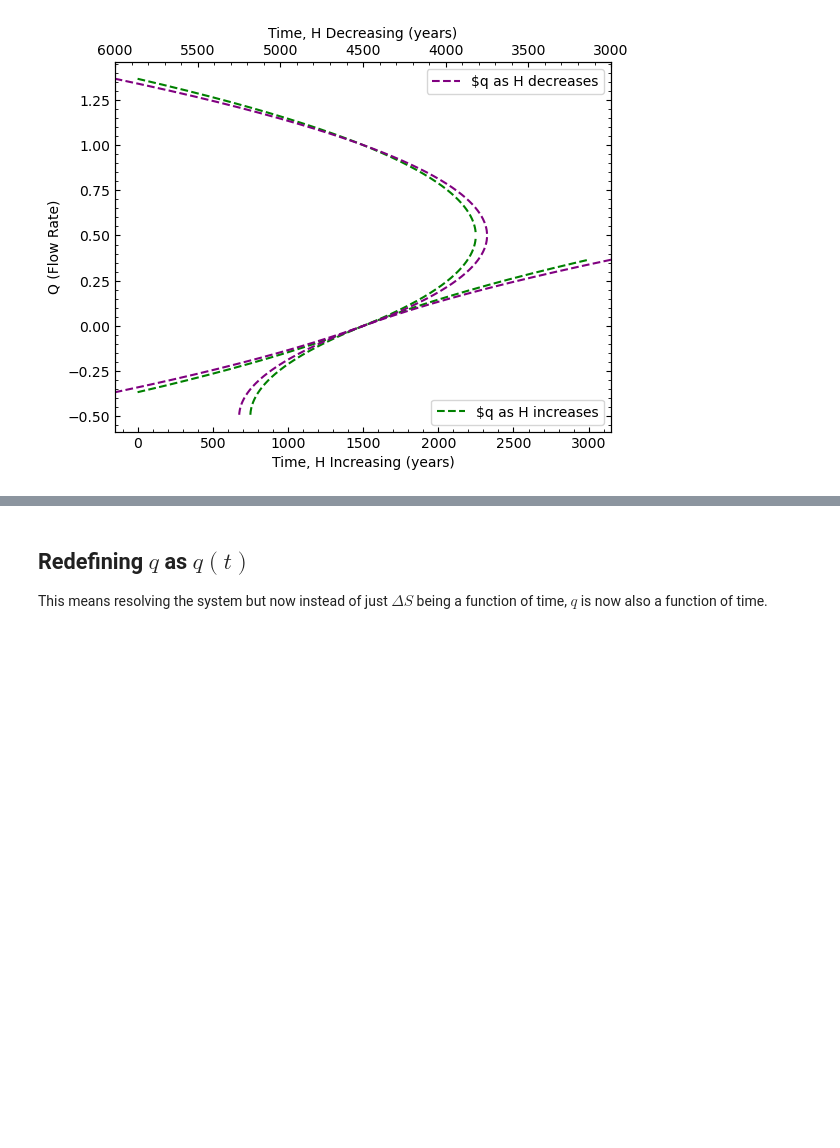
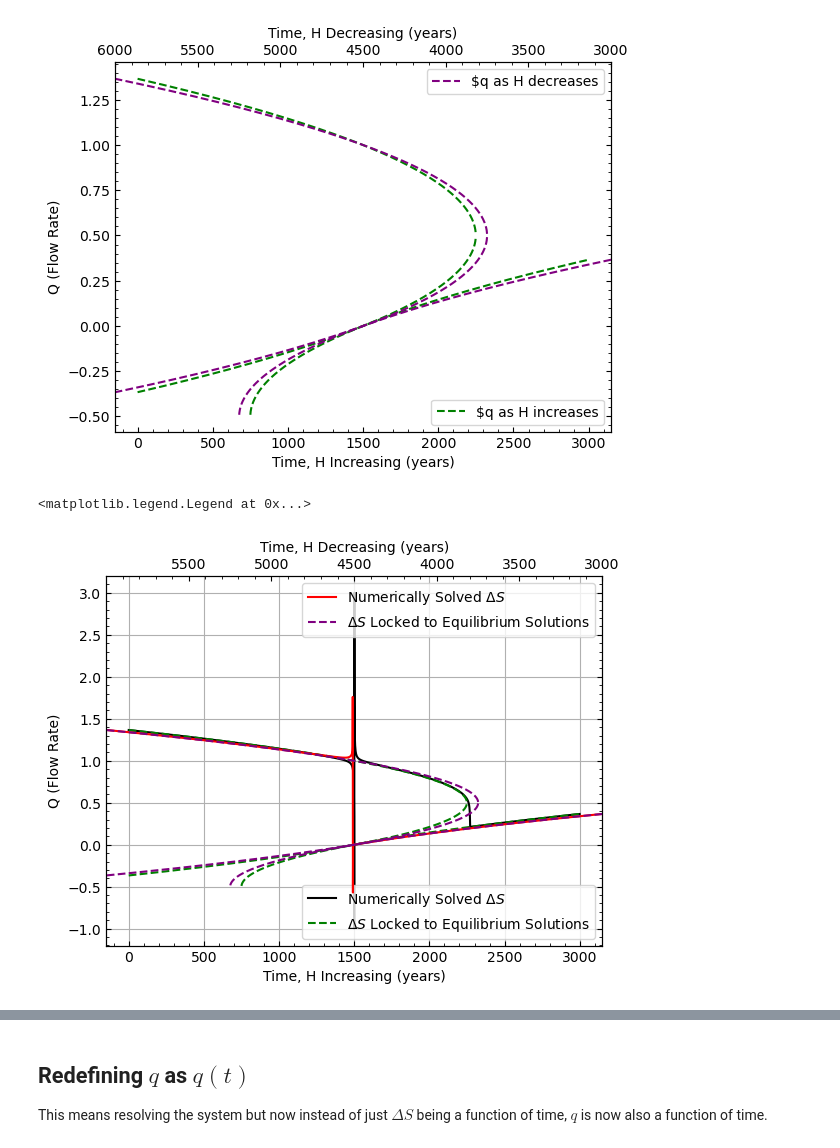
Before and after one commit to nsfuss/AMOC-Senior-Project, a Jupyter notebook: QvsT Modeling.ipynb, the cells around one changed output, grey strips where cells are left out. Drawn from its saved outputs; the diff is of its cells as text; code cells hidden in the pictures; blank space fills up the shorter version.

Commit message:
Added functions to see what a numerically solved system with non differential q looks like. Added functions to see what it looks like if delT increases after the tipping point

```diff
--- a/QvsT Modeling.ipynb
+++ b/QvsT Modeling.ipynb
@@ -75,0 +102,37 @@ ax2.legend(loc='upper right')
+# %%
+n = 6000
+H_start = -2
+H_end = 2
+DSinitial = dSi0 = Args[1]*Args[2] * (1/2 - np.sqrt(1/4 - H_start*Args[0]/(Args[3]*(Args[1]**2)*(Args[2]**2)))) / Args[0]
+
+y0 = np.array([DSinitial])
+
+solQ = integ.solve_ivp(dqdtnoQ,(0,n),y0,atol=1e-12, rtol=1e-12, args=([Args, n, H_start, H_end]), t_eval=(np.arange(n)))
+# %%
+H = np.zeros(6000)
+H[:3000] = np.linspace(H_start,H_end,(n//2))
+H[3000:] = np.flip(np.linspace(H_start,H_end,(n//2)))
+Qs = H / solQ.y[0]
+
+fig, ax1 = plt.subplots()
+ax1.grid()
+
+ax1.set_xlabel('Time, H Increasing (years)')
+ax1.set_ylabel('Q (Flow Rate)')
+ax1.plot(solQ.t[:3000], Qs[:3000], color='k',label=r'Numerically Solved $\Delta S$')
+ax1.plot(times[0], q0[0], color='g',ls='--',label=r'$\Delta S$ Locked to Equilibrium Solutions')
+ax1.plot(times[2], q1[0], color='g',ls='--')
+ax1.plot(times[4], q2[0], color='g',ls='--')
+ax1.legend(loc='lower right')
+ax2 = ax1.twiny()
+
+ax2.set_xlabel('Time, H Decreasing (years)')
+ax2.plot(solQ.t[3000:],Qs[3000:], color='r',label=r'Numerically Solved $\Delta S$')
+ax2.set_xlim((solQ.t[-1],solQ.t[(n//2)]))
+ax2.plot(times[1], q0[1], color='purple',ls='--',label=r'$\Delta S$ Locked to Equilibrium Solutions')
+ax2.plot(times[3], q1[1], color='purple',ls='--')
+ax2.plot(times[5], q2[1] , color='purple',ls='--')
+ax2.legend(loc='upper right')
+# %% [output]
+<matplotlib.legend.Legend at 0x...>
+[figure, added]
```
Also changed, not shown: parts of 6 cells of this notebook.
